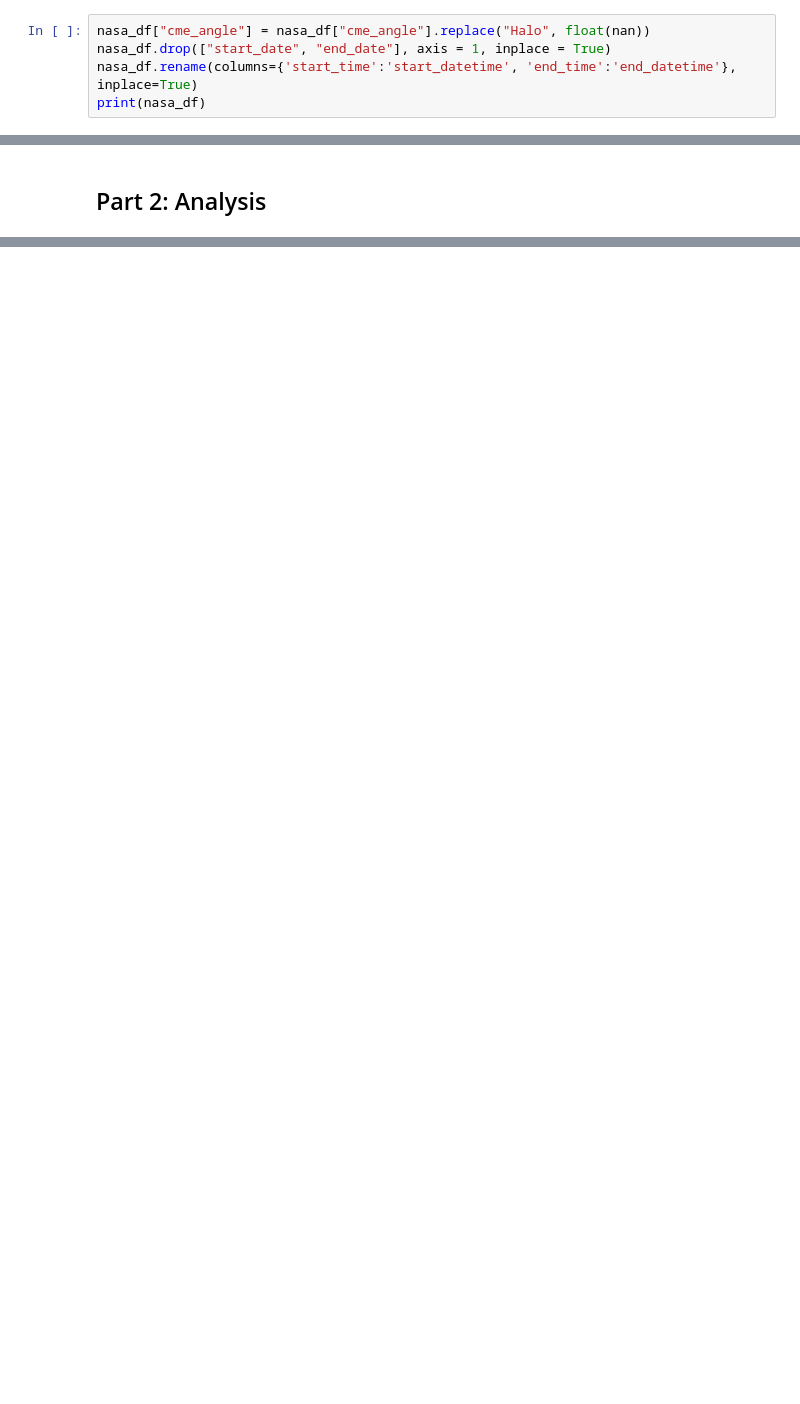
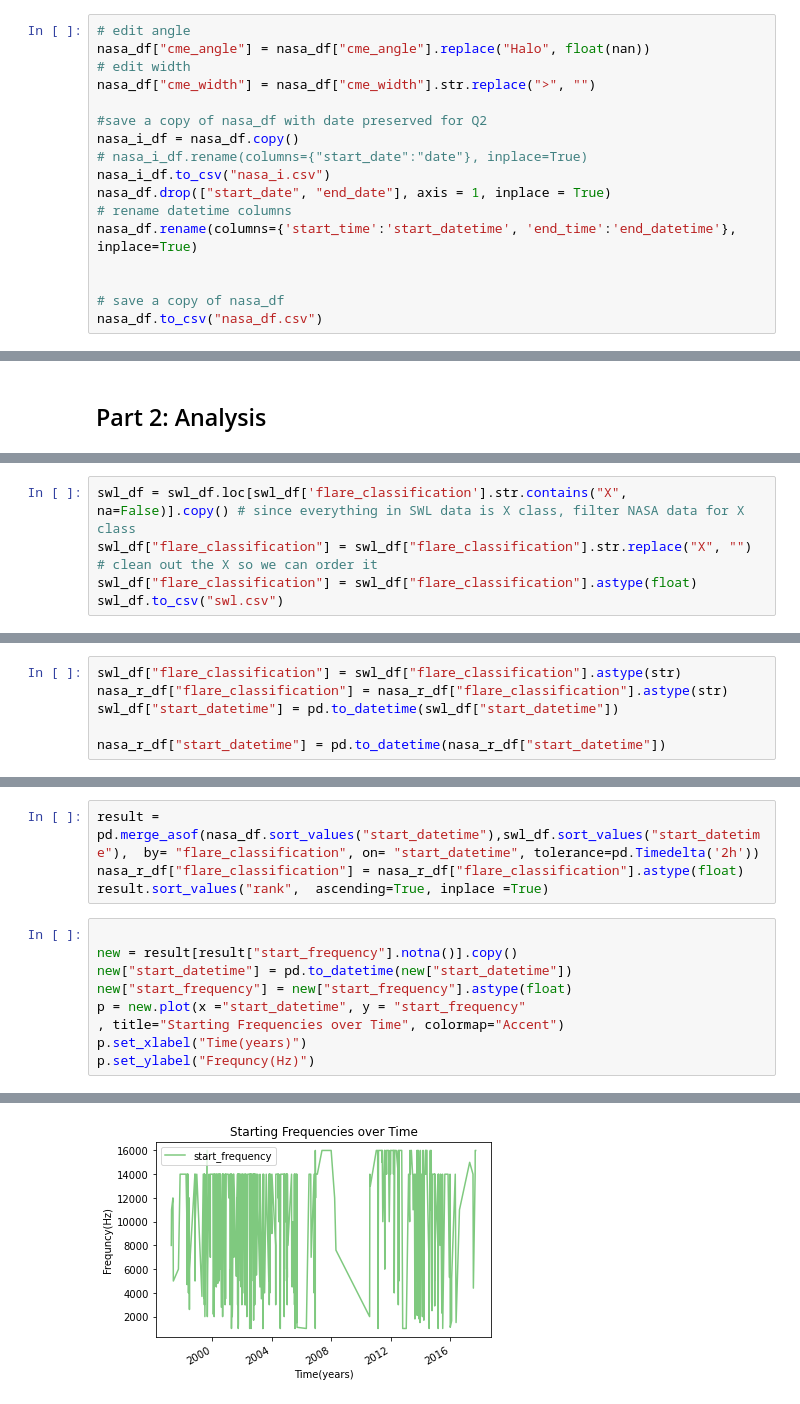
Before and after one commit to brutatoasta/320fall2022, a Jupyter notebook: project1/solar.ipynb, the cells around one changed output, grey strips where cells are left out. Saved outputs shown, nothing was run; the diff lists cells and outputs as text; blank space fills up the shorter version.

```diff
--- a/project1/solar.ipynb
+++ b/project1/solar.ipynb
@@ -166,7 +128,19 @@ for rank, row in nasa_df.iterrows():
         tm_f = datetime.time(*[int(i) for i in tm])
         nasa_df.at[rank,c] = dt_f.combine(dt_f, tm_f)
 # %%
+# edit angle
 nasa_df["cme_angle"] = nasa_df["cme_angle"].replace("Halo", float(nan))
+# edit width
+nasa_df["cme_width"] = nasa_df["cme_width"].str.replace(">", "")
+
+#save a copy of nasa_df with date preserved for Q2
+nasa_i_df = nasa_df.copy()
+# nasa_i_df.rename(columns={"start_date":"date"}, inplace=True)
+nasa_i_df.to_csv("nasa_i.csv")
 nasa_df.drop(["start_date", "end_date"], axis = 1, inplace = True)
+# rename datetime columns
 nasa_df.rename(columns={'start_time':'start_datetime', 'end_time':'end_datetime'}, inplace=True)
-print(nasa_df)
+
+
+# save a copy of nasa_df
+nasa_df.to_csv("nasa_df.csv")
@@ -211,0 +180,5 @@ nasa_df.sort_values(by=['flare_classification'], ascending=False )
+# %%
+swl_df = swl_df.loc[swl_df['flare_classification'].str.contains("X", na=False)].copy() # since everything in SWL data is X class, filter NASA data for X class
+swl_df["flare_classification"] = swl_df["flare_classification"].str.replace("X", "") # clean out the X so we can order it
+swl_df["flare_classification"] = swl_df["flare_classification"].astype(float)
+swl_df.to_csv("swl.csv")
@@ -211,0 +197,6 @@ nasa_df.sort_values(by=['flare_classification'], ascending=False )
+# %%
+swl_df["flare_classification"] = swl_df["flare_classification"].astype(str)
+nasa_r_df["flare_classification"] = nasa_r_df["flare_classification"].astype(str)
+swl_df["start_datetime"] = pd.to_datetime(swl_df["start_datetime"])
+
+nasa_r_df["start_datetime"] = pd.to_datetime(nasa_r_df["start_datetime"])
@@ -211,0 +228,14 @@ nasa_df.sort_values(by=['flare_classification'], ascending=False )
+# %%
+result = pd.merge_asof(nasa_df.sort_values("start_datetime"),swl_df.sort_values("start_datetime"),  by= "flare_classification", on= "start_datetime", tolerance=pd.Timedelta('2h'))
+nasa_r_df["flare_classification"] = nasa_r_df["flare_classification"].astype(float)
+result.sort_values("rank",  ascending=True, inplace =True)
+# %%
+
+new = result[result["start_frequency"].notna()].copy()
+new["start_datetime"] = pd.to_datetime(new["start_datetime"])
+new["start_frequency"] = new["start_frequency"].astype(float)
+p = new.plot(x ="start_datetime", y = "start_frequency"
+, title="Starting Frequencies over Time", colormap="Accent")
+p.set_xlabel("Time(years)")
+p.set_ylabel("Frequncy(Hz)")
+# %% [output]
@@ -211,0 +243 @@ nasa_df.sort_values(by=['flare_classification'], ascending=False )
+[figure, added]
```
Also changed, not shown: parts of 26 cells of this notebook, 1 other file.
